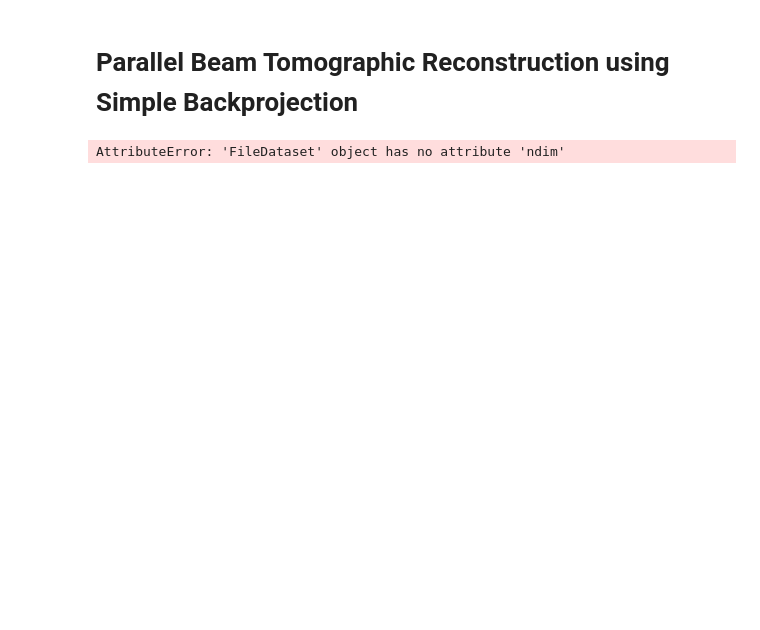
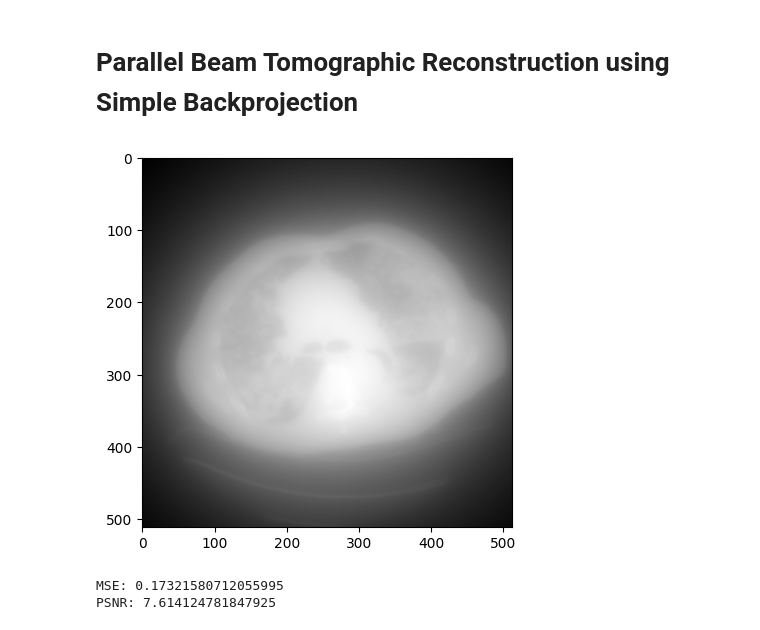
Before and after one commit to sarthak395/CVIT-Summer-Workshop, a Jupyter notebook: day3/MedicalImaging/src/CT-Recon.ipynb, the cells around one changed output. Cells and saved outputs as stored; diff of their text form; code cells hidden in the pictures; blank space fills up the shorter version.

Commit message:
completed ct-recon

```diff
--- a/day3/MedicalImaging/src/CT-Recon.ipynb
+++ b/day3/MedicalImaging/src/CT-Recon.ipynb
@@ -18,7 +18,7 @@ import scipy
 from skimage.metrics import mean_squared_error, peak_signal_noise_ratio
 from skimage.transform import radon
 # %%
-def simple_backprojection(radon_transform, theta=None, output_size=256 ):
+def simple_backprojection(radon_transform,interpolation, theta=None, output_size=512 ):
     # radon_transform: pass as input, the radon transform of the desired image, it has the shape (number of detectors, number of projections)
     # theta: Number of projections taken while obtaining the radon transform, for instance, if 984 projections are taken while covering an angle from 0 to 2pi, theta will be: np.linspace(0, 360, 984, endpoint=False)
 
@@ -26,9 +26,7 @@ def simple_backprojection(radon_transform, theta=None, output_size=256 ):
         theta = np.linspace(0, 180, radon_transform.shape[1], endpoint=False)
 
     # store number of projections in the variable: angles_count
-    angles_count = 100
-
-    interpolation = 'linear'
+    angles_count = len(theta)
 
     # convert radon_image to np.float32
     radon_transform = radon_transform.astype(np.float32)
@@ -58,48 +56,46 @@ def simple_backprojection(radon_transform, theta=None, output_size=256 ):
     xpr, ypr = np.mgrid[:output_size, :output_size] - radius
     x = np.arange(img_shape) - img_shape // 2
 
     ### Backprojection ###
     # each column in the radon transform represents a projection along a given angle theta
     # the number of rays in each such projection is equal to the number of detectors (first dimension of radon_transform)
     # for each projection, you have the ray sum along each detector -> 1 point in the radon transform,
     # you have to backproject this point on a cartesian grid so we can see the reconstructed image
 
     # the grid has been made for you, it is stored in the variables xpr and ypr
     # representing the x and y coordinates of each point in the grid
 
     # iterate over each column in the radon transform and backproject it on the grid
-    for i in range(radon_transform.shape[1]):
-        column = radon_transform[:,i]
-        # use interpolation to obtain values corresponding to EXACT points on the grid
-        for i in range(len(xpr)):
-            x = xpr[i]
-            y = ypr[i]
-
-            backprojected_value = griddata((xpr,ypr), projection_column, (x, y), method='linear')
-
-            # After obtaining the interpolated points, simply add them to the reconstructed variable created earlier
-            reconstructed_image[i] += backprojected_value
+    for col,angle in zip(radon_transform.T,np.deg2rad(theta)):
+        t = ypr*np.cos(angle) - xpr*np.sin(angle)
+        if(interpolation == 'linear'):
+            interpolant = partial(np.interp,xp=x,fp=col,left=0,right=0)
+        else:
+            interpolant = interp1d(x, col, kind=interpolation,bounds_error=False, fill_value=0)
+        reconstructed += interpolant(t)
 
     return reconstructed * np.pi / (2 * angles_count)
 
 ## load the input and store in a variable named inp
 inp = dicom.dcmread('../data/ct_covid_lung/CT-7358-0014.dcm')
 
 ## load the radon transform of the input and store in a variable named radon_transform
-radon_transform = radon(inp)
+radon_transform = radon(inp.pixel_array)
 
 # call the function simple_backprojection with the appropriate parameters and store the output in a variable named out
-out = simple_backprojection(radon_transform)
+out1 = simple_backprojection(radon_transform,'cubic')
 
 #### This is just for visualization and scoring, you don't have to do anything here ####
 # normalize both
-inp = inp.astype(np.float32)
+inp = inp.pixel_array.astype(np.float32)
 inp = (inp - inp.min()) / (inp.max() - inp.min())
-out = (out - out.min()) / (out.max() - out.min())
+out1 = (out1 - out1.min()) / (out1.max() - out1.min())
 
 plt.imshow(out, cmap='gray')
 plt.show()
-print(f"MSE: {mean_squared_error(inp, out)}")
-print(f"PSNR: {peak_signal_noise_ratio(inp, out)}")
+print(f"MSE: {mean_squared_error(inp, out1)}")
+print(f"PSNR: {peak_signal_noise_ratio(inp, out1)}")
 # %% [output]
+[figure, added]
-AttributeError: 'FileDataset' object has no attribute 'ndim'
+MSE: 0.17321580712055995
+PSNR: 7.614124781847925
```
Also changed, not shown: 1 other file.
